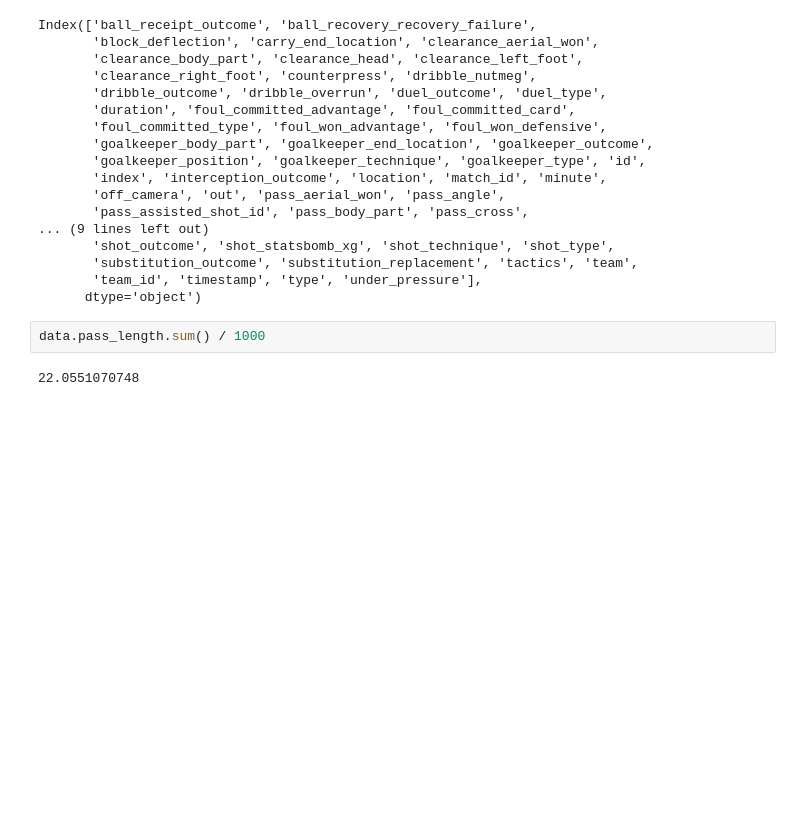
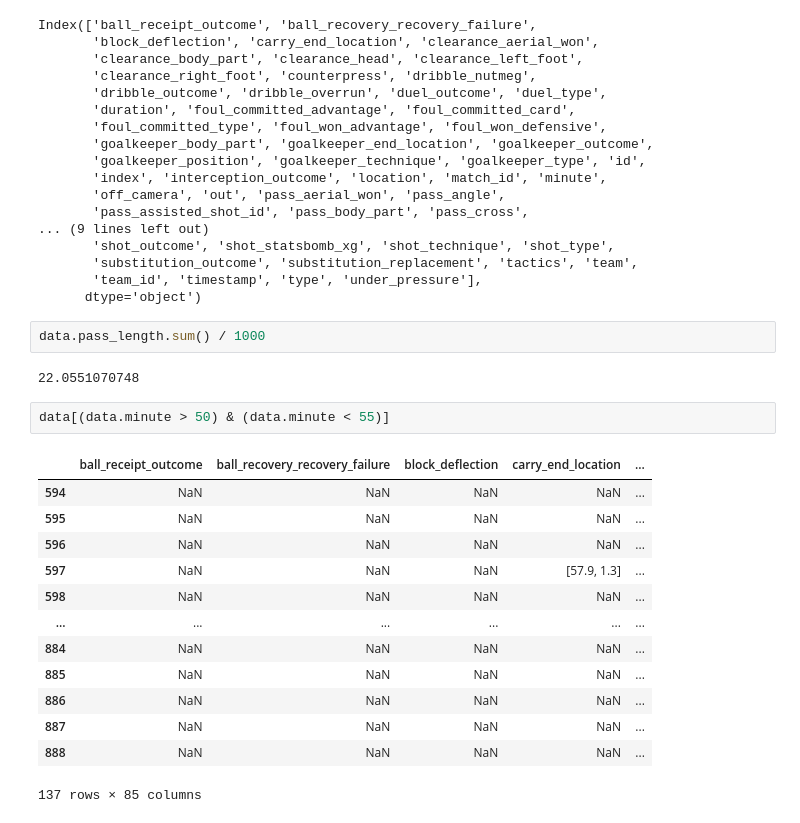
Before and after one commit to Football-Analytics-UCU/Bayern-Munich, a Jupyter notebook: research/ms_general_info_tab_data.ipynb, the cells around one changed output. Drawn from its saved outputs; the diff is of its cells as text; blank space fills up the shorter version.

```diff
--- a/research/ms_general_info_tab_data.ipynb
+++ b/research/ms_general_info_tab_data.ipynb
@@ -620,3 +620,19 @@ Index(['ball_receipt_outcome', 'ball_recovery_recovery_failure',
 data.pass_length.sum() / 1000
 # %% [output]
 22.0551070748
+# %%
+data[(data.minute > 50) & (data.minute < 55)]
+# %% [output]
+|  | ball_receipt_outcome | ball_recovery_recovery_failure | block_deflection | carry_end_location | ... |
+| 594 | NaN | NaN | NaN | NaN | ... |
+| 595 | NaN | NaN | NaN | NaN | ... |
+| 596 | NaN | NaN | NaN | NaN | ... |
+| 597 | NaN | NaN | NaN | [57.9, 1.3] | ... |
+| 598 | NaN | NaN | NaN | NaN | ... |
+| ... | ... | ... | ... | ... | ... |
+| 884 | NaN | NaN | NaN | NaN | ... |
+| 885 | NaN | NaN | NaN | NaN | ... |
+| 886 | NaN | NaN | NaN | NaN | ... |
+| 887 | NaN | NaN | NaN | NaN | ... |
+| 888 | NaN | NaN | NaN | NaN | ... |
+137 rows × 85 columns
```
Also changed, not shown: parts of 13 cells of this notebook, 2 other files.
